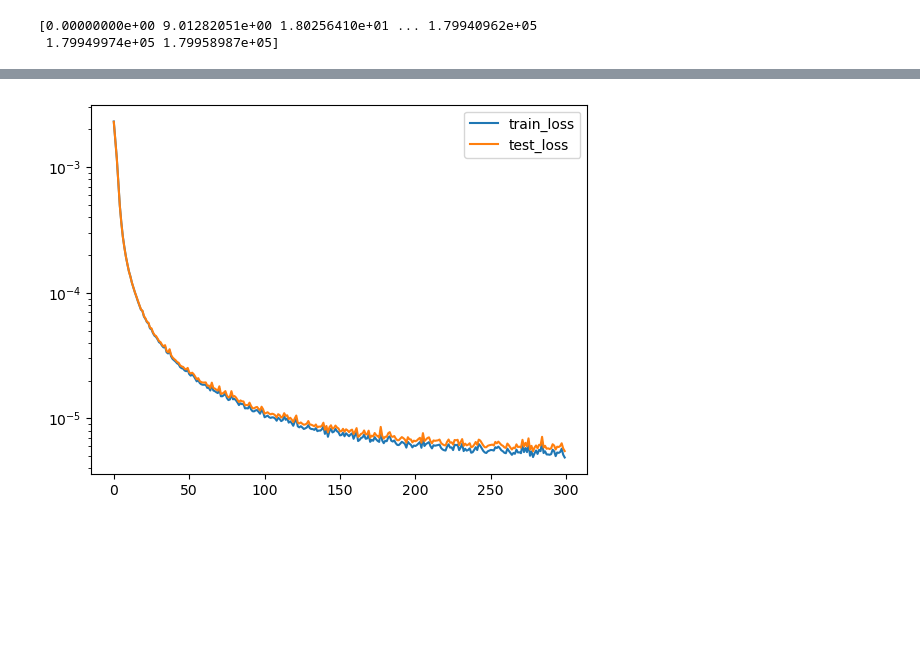
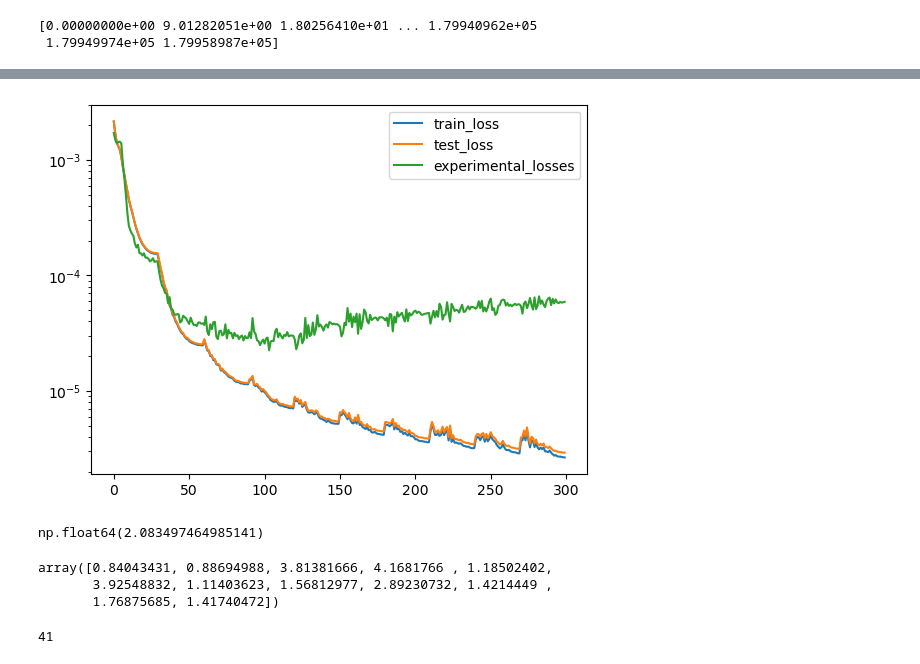
Before and after one commit to VladimirStanovov/DiffractNet, a Jupyter notebook: NN_QPA_OSO/DiffractNet.ipynb, the cells around one changed output, grey strips where cells are left out. Saved outputs shown, nothing was run; the diff lists cells and outputs as text; code cells hidden in the pictures; blank space fills up the shorter version.

Commit message:
smaller net, added scheduler

```diff
--- a/NN_QPA_OSO/DiffractNet.ipynb
+++ b/NN_QPA_OSO/DiffractNet.ipynb
@@ -107,14 +108,14 @@ def predict_experimental_data(model, experimental_data, input_size):
             predicted_weights = model(interpolated_intensities)
 
         # Умножаем предсказанные веса на 100
-        predicted_weights *= 100
+        #predicted_weights *= 100
 
         predictions.append((filename, predicted_weights.squeeze().cpu().numpy()))
 
         # Сравнение с целевыми значениями, если они есть
         if filename in target_values:
             target = target_values[filename]
-            curr_phases = np.abs(predicted_weights.squeeze().cpu().numpy() - target)
+            curr_phases = np.square(predicted_weights.squeeze().cpu().numpy() - target*0.01)
             total_difference += curr_phases.sum()
             diff_by_phases += curr_phases  # Аккумулируем разности для каждой фазы
             exp_samples_nb += 1
@@ -364,6 +365,22 @@ class DiffractionNet(nn.Module):
         x = F.softmax(x, dim=1)
         #print(x.shape)
         return x
+# %%
+#conv_ff
+class DiffractionNet(nn.Module):
+    def __init__(self, input_size, num_phases):
+        super().__init__()
+        self.fc_layers = nn.Sequential(
+            nn.Linear(4001, 256),
+            nn.ReLU(),
+            nn.Linear(256, num_phases)
+        )
+
+    def forward(self, x):
+        x = x.reshape(x.size(0), -1)
+        x = self.fc_layers(x)
+        x = F.softmax(x, dim=1)
+        return x
 # %%
 # Создание экземпляра модели
 model = DiffractionNet(input_size, num_phases).to(device)
@@ -476,8 +481,5 @@ pre_fitness = 1E6
 # %%
-train_all_losses = []
-test_all_losses = []
-train_batch_losses = []
-test_batch_losses = []
+scheduler = lr_scheduler.CosineAnnealingWarmRestarts(optimizer,T_0=30)
 # %%
 start_time = time.time()  # Запоминаем время начала обучения
 
@@ -555,14 +557,15 @@ for epoch in range(num_epochs):
 
 
         total_exp_diff, ph_exp_diff, exp_samples_nb = predict_experimental_data(model, experimental_data, input_size)
+        experimental_losses.append(total_exp_diff)
 
         # Вывод средней разницы, если были найдены соответствия
         if exp_samples_nb > 0:
             if total_exp_diff < pre_fitness:
-                torch.save(model.state_dict(), wghts_fname)
-                print(f'*** Weights are saved to {wghts_fname} after epoch {epoch + 1}')
+                #torch.save(model.state_dict(), wghts_fname)
+                #print(f'*** Weights are saved to {wghts_fname} after epoch {epoch + 1}')
                 pre_fitness = total_exp_diff
-            print(f' >>> Средняя разница между предсказанными и OSO: {total_exp_diff:.3f}')
+            print(f' >>> Средняя разница между предсказанными и OSO: {total_exp_diff:.5g}')
         else:
             total_exp_diff = 0.0
             print('Нет соответствий для подсчета разницы.')
@@ -571,11 +574,12 @@ for epoch in range(num_epochs):
         test_loss = 0.0
         test_losses.append(test_loss)
 
-    print(f'Epoch [{epoch + 1}/{num_epochs}], learn_rate: {learn_rate}, Train Loss: {100 * np.sqrt(train_loss):.5f}, Test Loss: {100 * np.sqrt(test_loss):.5f}')
+    #print(f'Epoch [{epoch + 1}/{num_epochs}], learn_rate: {scheduler.get_last_lr()}, Train Loss: {100 * np.sqrt(train_loss):.5f}, Test Loss: {100 * np.sqrt(test_loss):.5f}')
+    print(f'Epoch [{epoch + 1}/{num_epochs}], learn_rate: {scheduler.get_last_lr()}, Train Loss: {1 * (train_loss):.5g}, Test Loss: {1 * (test_loss):.5g}')
 
     # Вывод ошибок для каждого параметра
     for i in range(num_phases):
-        print(f'Фаза {i + 1}: Train: {100 * np.sqrt(train_param_losses[i][-1]):.5f}, Test: {100 * np.sqrt(test_param_losses[i][-1]):.5f}')
+        print(f'Фаза {i + 1}: Train: {1 * (train_param_losses[i][-1]):.5g}, Test: {1 * (test_param_losses[i][-1]):.5g}')
 
     # Форматирование прошедшего времени в "hh:mm:ss"
     elapsed_time = time.time() - start_time  # Вычисляем прошедшее время
@@ -593,6 +597,8 @@ for epoch in range(num_epochs):
         writer.writerow(row)
 
     print(f'Прошло времени: {formatted_time}\n')
+
+    scheduler.step()
 # %% [output]
 Iteration 500
 Iteration 1000
@@ -664,8 +670,23 @@ plt.show()
 # %%
 plt.plot(train_losses,label='train_loss')
 plt.plot(test_losses,label='test_loss')
+plt.plot(experimental_losses,label='experimental_losses')
 plt.legend()
 plt.yscale('log')
 plt.show()
 # %% [output]
-[figure, old version]
+[figure, new version]
+# %%
+total_exp_diff
+# %% [output]
+np.float64(2.083497464985141)
+# %%
+ph_exp_diff
+# %% [output]
+array([0.84043431, 0.88694988, 3.81381666, 4.1681766 , 1.18502402,
+       3.92548832, 1.11403623, 1.56812977, 2.89230732, 1.4214449 ,
+       1.76875685, 1.41740472])
+# %%
+exp_samples_nb
+# %% [output]
+41
```
Also changed, not shown: parts of 13 cells of this notebook, 2 other files.
